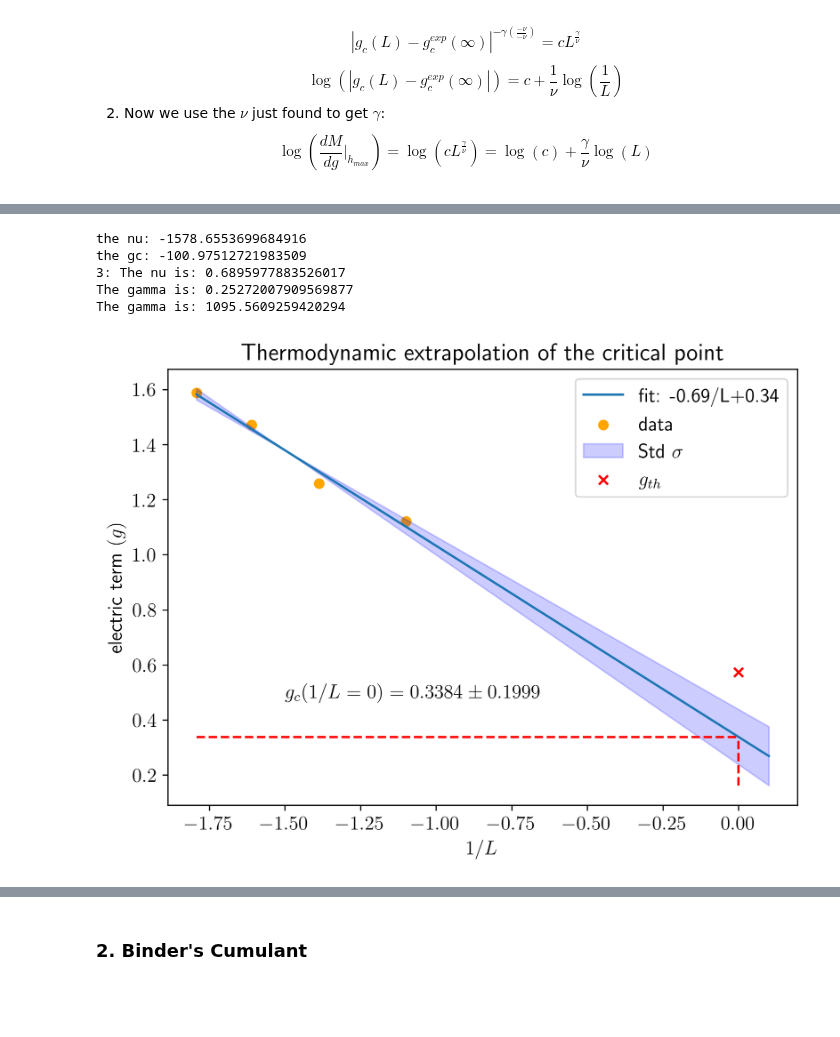
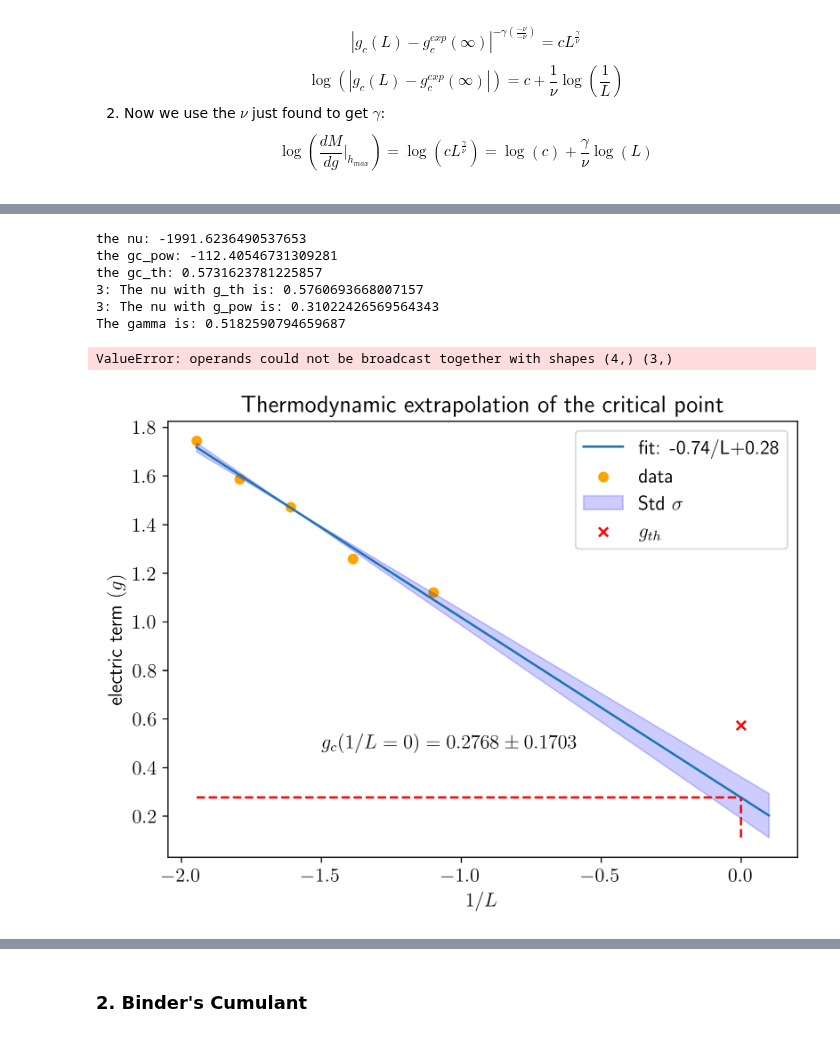
Before and after one commit to Fradm98/qs-mps, a Jupyter notebook: src/qs_mps/applications/Z2/check_observables.ipynb, the cells around one changed output, grey strips where cells are left out. Cells and saved outputs as stored; diff of their text form; code cells hidden in the pictures; blank space fills up the shorter version.

```diff
--- a/src/qs_mps/applications/Z2/check_observables.ipynb
+++ b/src/qs_mps/applications/Z2/check_observables.ipynb
@@ -137,0 +203,9 @@ plt.legend();
+# %%
+Ls2 = [4,5,6,7]
+chis = [64]*4
+h_i = 0.5
+h_f = 0.6
+lxs = [1,2,2,3]
+lys = [1,2,2,3]
+npoints = 51
+max_vals_2, x_vals_2, susceptibility = plot_derivative_thooft_string_lattices(Ls2, chis, h_i, h_f, npoints, lxs, lys)
@@ -137,0 +216,6 @@ plt.legend();
+# %%
+print(x_vals_1, x_vals_2)
+x_vals = x_vals_1 + x_vals_2
+max_vals = max_vals_1 + max_vals_2
+Ls = Ls1 + Ls2
+print(x_vals)
@@ -137,0 +225,4 @@ plt.legend();
+# %%
+Ls.pop(0)
+x_vals.pop(0)
+max_vals.pop(0)
@@ -137,0 +231,10 @@ plt.legend();
+# %%
+def lin_law(x,a,b):
+    return a*x+b
+Ls_inv = 1/np.asarray(Ls)
+p, c = curve_fit(lin_law, Ls_inv, x_vals)
+xs = np.linspace(0,0.5)
+plt.plot(Ls_inv, x_vals, 'o', label="data")
+plt.plot(xs, lin_law(xs, p[0], p[1]), label="fit")
+plt.legend()
+print(lin_law(0, p[0], p[1]))
@@ -142,21 +248,28 @@ def lin_law(x,a,b):
 def power_law(L, a, b, c):
     return a + b*(L**c)
 
-x_data = Ls
-y_data = x_vals
+# find nu and gc
+x_data = Ls2
+y_data = x_vals_2
 popt_power, copt_power = curve_fit(power_law, x_data, y_data, maxfev=5000)
 print(f"the nu: {-1/popt_power[2]}")
-print(f"the gc: {popt_power[0]}")
+print(f"the gc_pow: {popt_power[0]}")
 
-# third method
+# find nu
 x_data = np.log(np.abs(1/np.asarray(Ls)))
-y_data = np.log(np.abs(np.asarray(x_vals)-1/np.sqrt(3.044)))
+h_th = 1/np.sqrt(3.044)
+print(f"the gc_th: {h_th}")
 
-popt_log_3, copt_log_3 = curve_fit(lin_law, x_data, y_data)
-print(f"3: The nu is: {1/popt_log_3[0]}")
+y_data = np.log(np.abs(np.asarray(x_vals_2)-h_th))
+popt_log_th, copt_log_th = curve_fit(lin_law, x_data, y_data)
+print(f"3: The nu with g_th is: {1/popt_log_th[0]}")
+
+y_data = np.log(np.abs(np.asarray(x_vals_2)-0.56))
+popt_log_pow, copt_log_pow = curve_fit(lin_law, x_data, y_data)
+print(f"3: The nu with g_pow is: {1/popt_log_pow[0]}")
 
 # first method
-x_data = np.log(np.abs(np.asarray(x_vals)-0.555))
+x_data = np.log(np.abs(np.asarray(x_vals)-h_th))
 y_data = np.log(np.abs(max_vals))
 
 popt_log_1, copt_log_1 = curve_fit(lin_law, x_data, y_data)
@@ -169,46 +282,48 @@ y_data = np.log(np.abs(max_vals))
 popt_log_2, copt_log_2 = curve_fit(lin_law, x_data, y_data)
 print(f"The gamma is: {popt_log_2[0]*(-1/popt_power[2])}")
 # %% [output]
-the nu: -1578.6553699684916
-the gc: -100.97512721983509
-3: The nu is: 0.6895977883526017
-The gamma is: 0.25272007909569877
-The gamma is: 1095.5609259420294
+the nu: -1991.6236490537653
+the gc_pow: -112.40546731309281
+the gc_th: 0.5731623781225857
+3: The nu with g_th is: 0.5760693668007157
+3: The nu with g_pow is: 0.31022426569564343
+The gamma is: 0.5182590794659687
+ValueError: operands could not be broadcast together with shapes (4,) (3,)
 # %%
 entr_max = []
 idx_max = []
-Ls_inv = [1/3,1/4,1/5,1/6]
+Ls_inv = [1/3,1/4,1/5,1/6,1/7]
 g_th = 1/np.sqrt(3.044)
 
 x_data = np.log(np.abs(Ls_inv))
 y_data = np.log(np.abs(max_vals))
 
 p_opt, c_opt = curve_fit(lin_law, x_data, y_data)
 
 xs = np.linspace(x_data[-1],0.1,50)
 y_fit = lin_law(xs, p_opt[0], p_opt[1])
 err = np.sqrt(np.diag(c_opt))
 y_err_plus = lin_law(xs, p_opt[0]+err[0], p_opt[1]+err[1])
 y_err_minus = lin_law(xs, p_opt[0]-err[0], p_opt[1]-err[1])
 plt.title("Thermodynamic extrapolation of the critical point")
 plt.plot(xs, y_fit, label=f'fit: {round(p_opt[0],2)}/L+{round(p_opt[1],2)}')
 plt.scatter(x_data, y_data, color='orange', label='data')
 h_c = round(lin_law(x=0,a=p_opt[0],b=p_opt[1]),4)
 h_c_err_plus = round(lin_law(x=0,a=p_opt[0]+err[0],b=p_opt[1]+err[1]),4)
 h_c_err_minus = round(lin_law(x=0,a=p_opt[0]-err[0],b=p_opt[1]-err[1]),4)
 h_c_err = round(h_c_err_plus - h_c_err_minus, 4)
 plt.text(x=-1.5, y=0.48, s=f"$g_c(1/L=0)={h_c}\pm{h_c_err}$")
 plt.hlines(y=h_c, xmin=xs[0], xmax=0, linestyles='--', colors='red')
 plt.vlines(x=0, ymin=y_err_minus[-1], ymax=h_c, linestyles='--', colors='red')
 plt.fill_between(xs, y_err_minus, y_err_plus, color='blue', alpha=0.2, label='Std $\sigma$')
 plt.scatter([0], [g_th], marker='x', color='red', label='$g_{th}$')
 plt.xlabel("$1/L$")
 plt.ylabel("electric term $(g)$")
 
 plt.legend()
 plt.show();
 # %% [output]
-[figure, old version]
+[figure, new version]
 # %%
 p_opt
 # %% [output]
```
Also changed, not shown: parts of 19 cells of this notebook.
